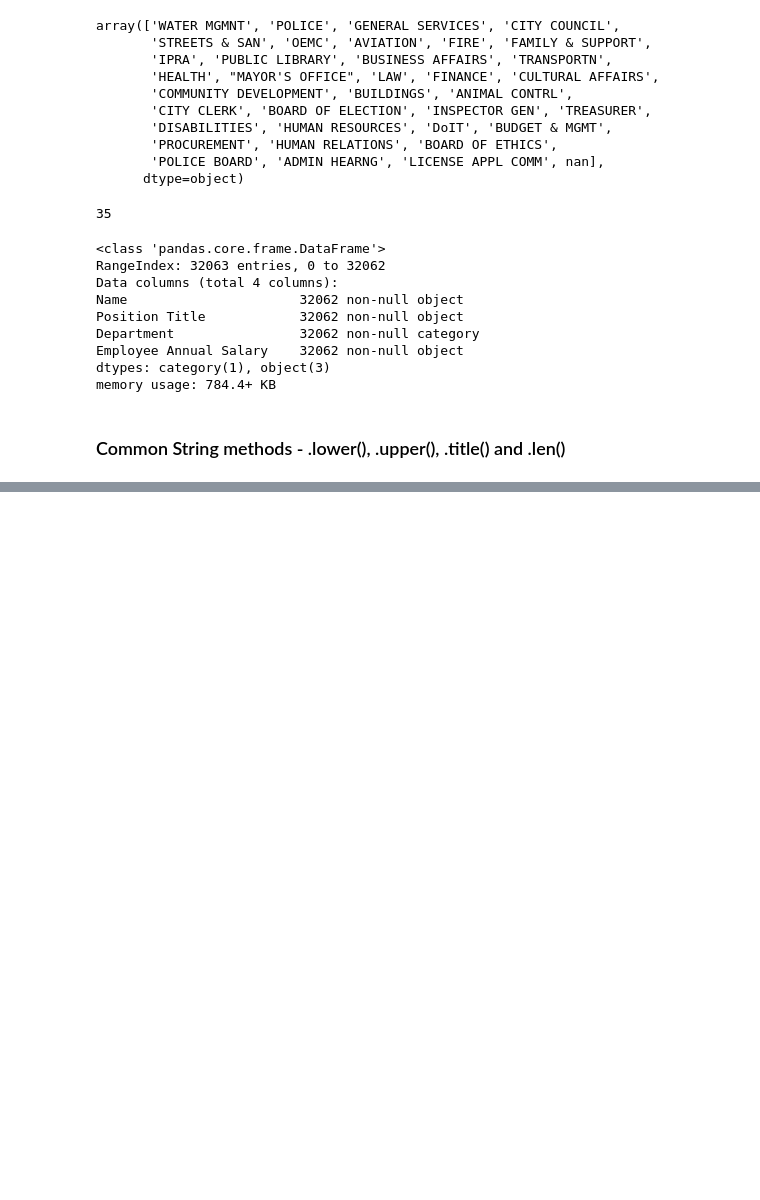
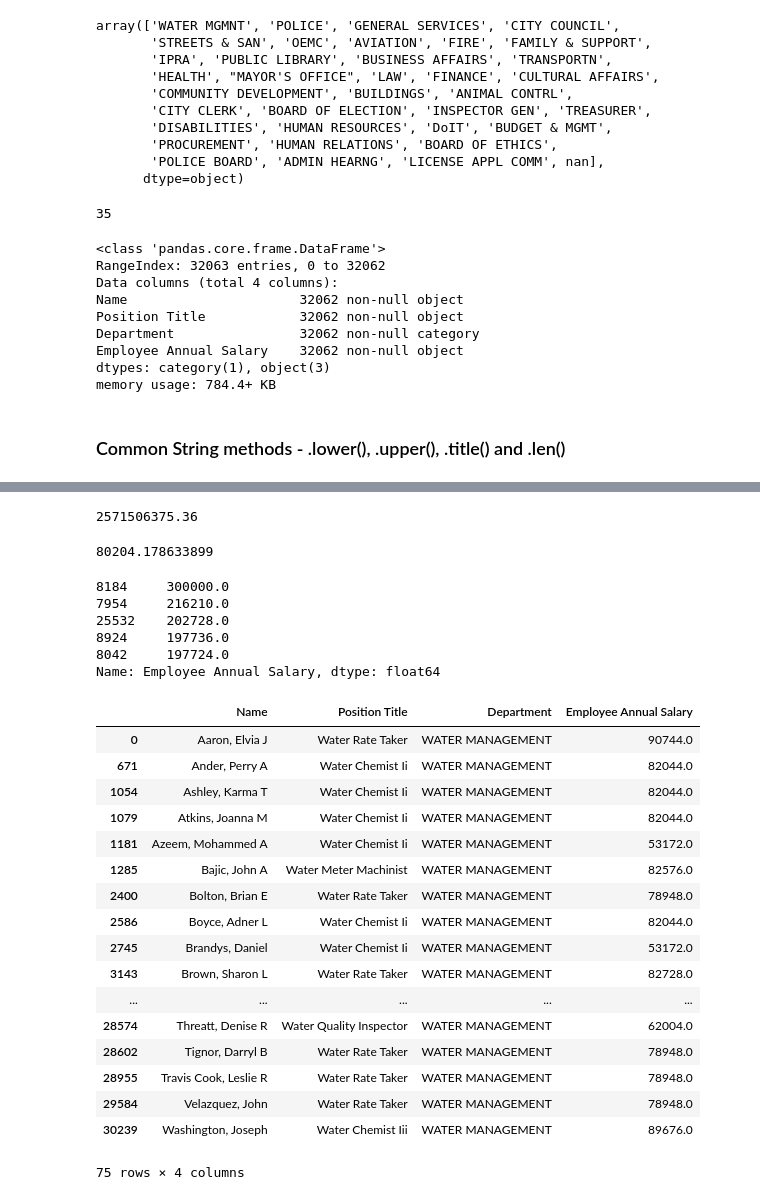
Before and after one commit to gowrishankarin/data_science, a Jupyter notebook: pandas/boris/notebooks/006_06_TextData.ipynb, the cells around one changed output, grey strips where cells are left out. Saved outputs shown, nothing was run; the diff lists cells and outputs as text; code cells hidden in the pictures; blank space fills up the shorter version.

```diff
--- a/pandas/boris/notebooks/006_06_TextData.ipynb
+++ b/pandas/boris/notebooks/006_06_TextData.ipynb
@@ -57,0 +81,3 @@ memory usage: 784.4+ KB
+# %%
+chicago["Name"] = chicago["Name"].str.title()
+chicago.head()
@@ -57,0 +91,3 @@ memory usage: 784.4+ KB
+# %%
+chicago["Position Title"] = chicago["Position Title"].str.title()
+chicago.head()
@@ -57,0 +136,3 @@ memory usage: 784.4+ KB
+# %%
+chicago["Department"] = chicago["Department"].str.replace("MGMNT", "MANAGEMENT")
+chicago.head()
@@ -57,0 +146,2 @@ memory usage: 784.4+ KB
+# %%
+chicago["Employee Annual Salary"] = chicago["Employee Annual Salary"].str.replace("$", "").astype(float)
@@ -57,0 +157,38 @@ memory usage: 784.4+ KB
+# %%
+chicago["Employee Annual Salary"].sum()
+# %% [output]
+2571506375.36
+# %%
+chicago["Employee Annual Salary"].mean()
+# %% [output]
+80204.178633899
+# %%
+chicago["Employee Annual Salary"].nlargest()
+# %% [output]
+8184     300000.0
+7954     216210.0
+25532    202728.0
+8924     197736.0
+8042     197724.0
+Name: Employee Annual Salary, dtype: float64
+# %%
+chicago[chicago["Position Title"].str.lower().str.startswith("water")]
+# %% [output]
+|  | Name | Position Title | Department | Employee Annual Salary |
+| 0 | Aaron, Elvia J | Water Rate Taker | WATER MANAGEMENT | 90744.0 |
+| 671 | Ander, Perry A | Water Chemist Ii | WATER MANAGEMENT | 82044.0 |
+| 1054 | Ashley, Karma T | Water Chemist Ii | WATER MANAGEMENT | 82044.0 |
+| 1079 | Atkins, Joanna M | Water Chemist Ii | WATER MANAGEMENT | 82044.0 |
+| 1181 | Azeem, Mohammed A | Water Chemist Ii | WATER MANAGEMENT | 53172.0 |
+| 1285 | Bajic, John A | Water Meter Machinist | WATER MANAGEMENT | 82576.0 |
+| 2400 | Bolton, Brian E | Water Rate Taker | WATER MANAGEMENT | 78948.0 |
+| 2586 | Boyce, Adner L | Water Chemist Ii | WATER MANAGEMENT | 82044.0 |
+| 2745 | Brandys, Daniel | Water Chemist Ii | WATER MANAGEMENT | 53172.0 |
+| 3143 | Brown, Sharon L | Water Rate Taker | WATER MANAGEMENT | 82728.0 |
+| ... | ... | ... | ... | ... |
+| 28574 | Threatt, Denise R | Water Quality Inspector | WATER MANAGEMENT | 62004.0 |
+| 28602 | Tignor, Darryl B | Water Rate Taker | WATER MANAGEMENT | 78948.0 |
+| 28955 | Travis Cook, Leslie R | Water Rate Taker | WATER MANAGEMENT | 78948.0 |
+| 29584 | Velazquez, John | Water Rate Taker | WATER MANAGEMENT | 78948.0 |
+| 30239 | Washington, Joseph | Water Chemist Iii | WATER MANAGEMENT | 89676.0 |
+75 rows × 4 columns
```
Also changed, not shown: parts of 35 cells of this notebook.
